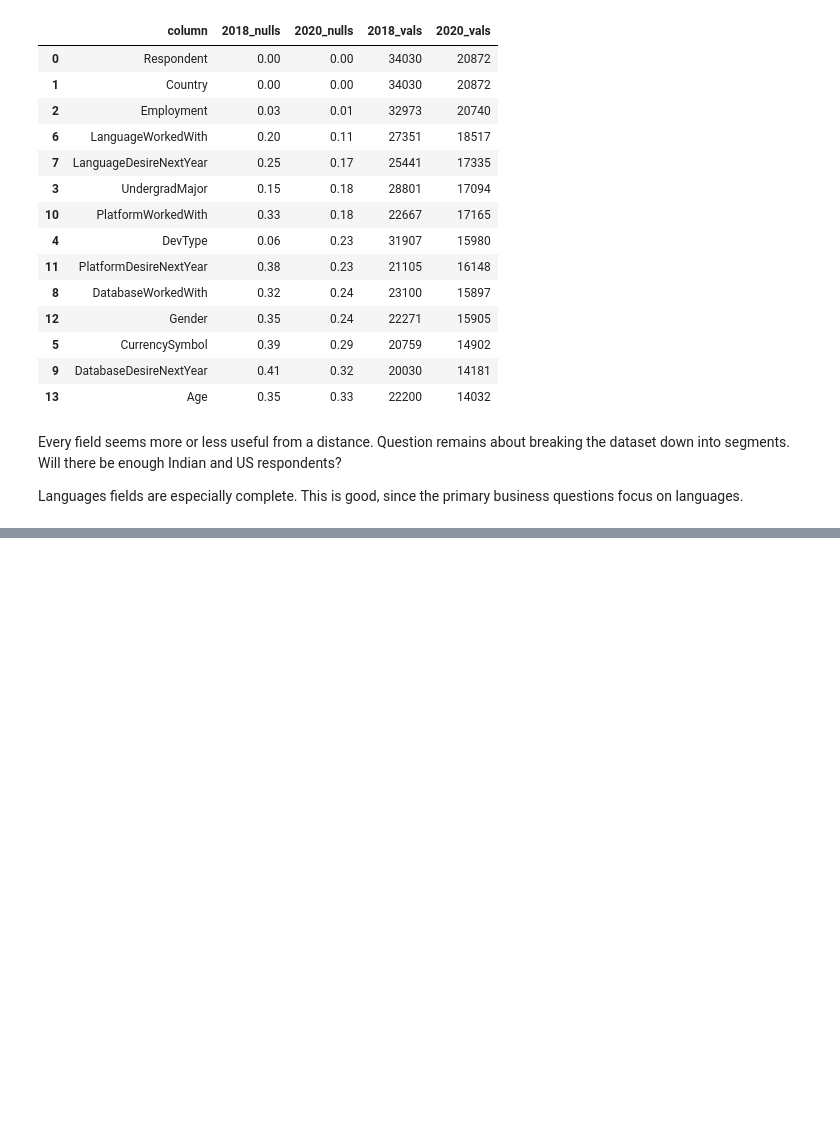
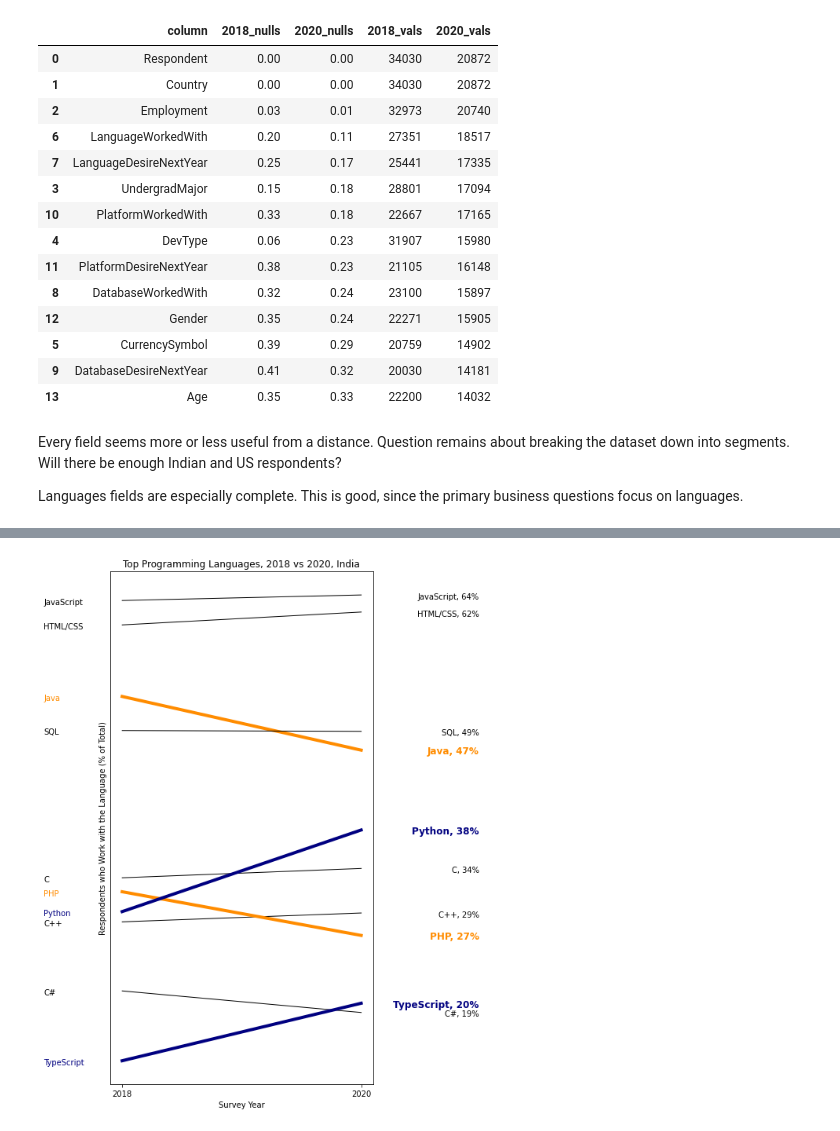
Before and after one commit to rmkeeler/stackoverflow-us-india, a Jupyter notebook: stackoverflowsurvey_2018_2020.ipynb, the cells around one changed output, grey strips where cells are left out. Saved outputs shown, nothing was run; the diff lists cells and outputs as text; code cells hidden in the pictures; blank space fills up the shorter version.

```diff
--- a/stackoverflowsurvey_2018_2020.ipynb
+++ b/stackoverflowsurvey_2018_2020.ipynb
@@ -129,0 +485,6 @@ Languages fields are especially complete. This is good, since the primary busine
+# %%
+# Convert LanguageWorkedWith and LanguageDesireNextYear values to lists from delimited strings
+multi_val_cols = ['LanguageWorkedWith','LanguageDesireNextYear']
+for col in multi_val_cols:
+    df_india[col] = df_india[col].apply(lambda x: x.split(';'))
+    df_us[col] = df_us[col].apply(lambda x: x.split(';'))
@@ -129,0 +511,25 @@ Languages fields are especially complete. This is good, since the primary busine
+# %%
+transforms = {'Bash/Shell':'Bash/Shell/PowerShell',
+             'HTML':'HTML/CSS',
+             'CSS':'HTML/CSS'}
+# Next, need to extract what we need from the LanguageWorkedWith column
+india_languages = list_to_value_counts(df_india, 'LanguageWorkedWith', 'Year', transforms = transforms)
+us_languages = list_to_value_counts(df_us, 'LanguageWorkedWith', 'Year', transforms = transforms)
+
+# Add country back into each dataset so other functions can access that value easily.
+india_languages['Country'] = 'India'
+us_languages['Country'] = 'United States'
+# %%
+# Get lists of unique values appearing in languagesWorkedWith for each country. Will be used to create filtered DFs in next step.
+india_2018 = india_languages[india_languages['Year'] == '2018']['LanguageWorkedWith'].unique()
+india_2020 = india_languages[india_languages['Year'] == '2020']['LanguageWorkedWith'].unique()
+
+us_2018 = us_languages[us_languages['Year'] == '2018']['LanguageWorkedWith'].unique()
+us_2020 = us_languages[us_languages['Year'] == '2020']['LanguageWorkedWith'].unique()
+# %%
+india_languages_filtered = india_languages[india_languages['LanguageWorkedWith'].isin(india_2018) & india_languages['LanguageWorkedWith'].isin(india_2020)]
+us_languages_filtered = us_languages[us_languages['LanguageWorkedWith'].isin(us_2018) & us_languages['LanguageWorkedWith'].isin(us_2020)]
+# %%
+fig_india_top, ax_india_top, colors_india_top = plot_change(india_languages_filtered, 'Year', 'proportion', 'LanguageWorkedWith', 'Country', 'Top', 0.10)
+# %% [output]
+[figure, added]
```
Also changed, not shown: parts of 59 cells of this notebook.
